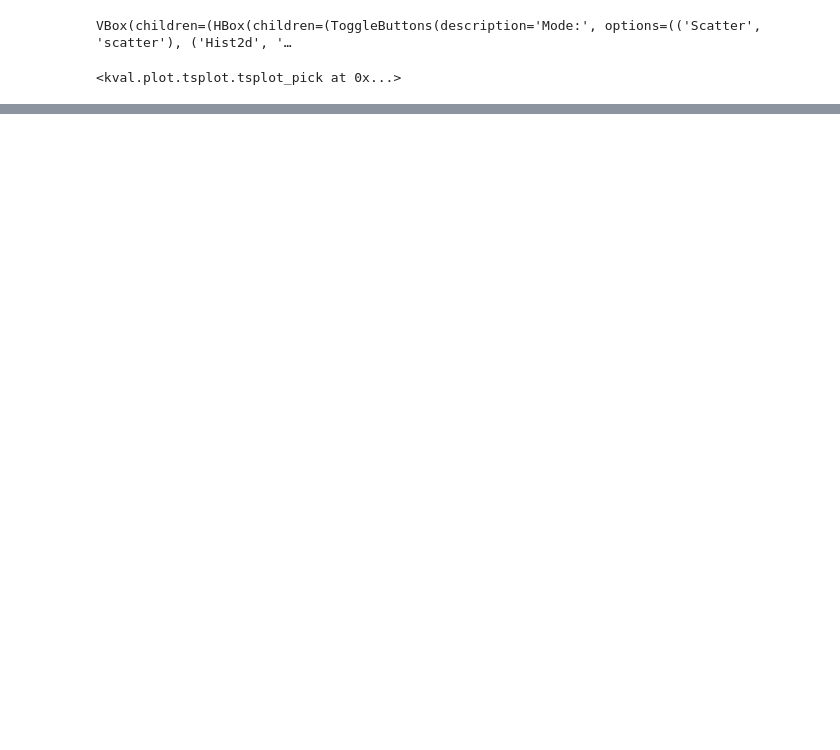
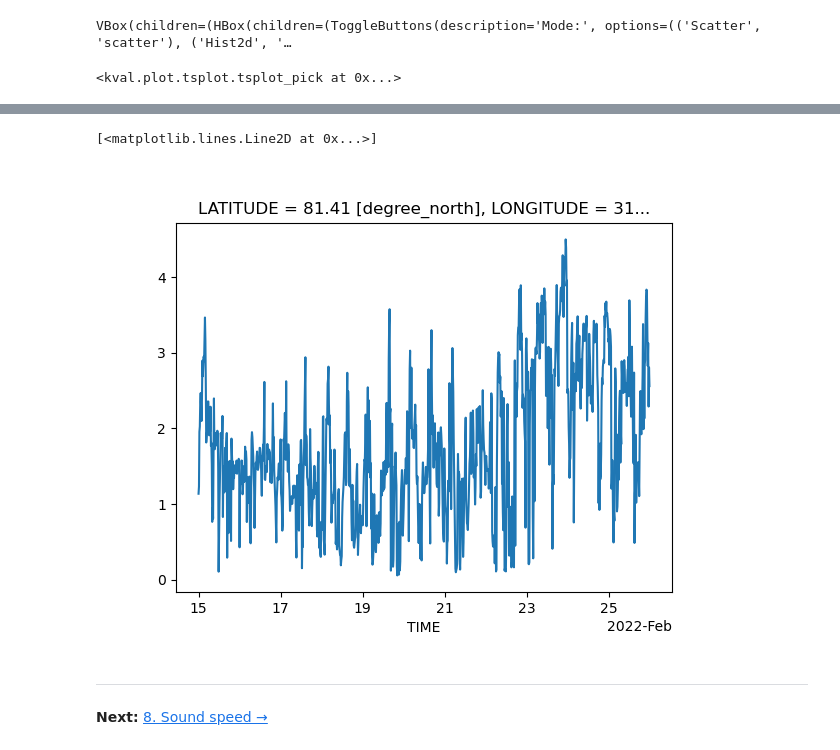
Before and after one commit to oyvfoss/hiaoos_edu, a Jupyter notebook: notebooks/ctd_moored_time_series/07_T-S_space.ipynb, the cells around one changed output, grey strips where cells are left out. Saved outputs shown, nothing was run; the diff lists cells and outputs as text; code cells hidden in the pictures; blank space fills up the shorter version.

```diff
--- a/notebooks/ctd_moored_time_series/07_T-S_space.ipynb
+++ b/notebooks/ctd_moored_time_series/07_T-S_space.ipynb
@@ -98,0 +148,11 @@ ax.scatter(ds_at200_50m.SA, ds_at200_50m.CT, label = 'AT200 100 m', **scatter_kw
+# %%
+fig, ax = plt.subplots()
+window = slice('2022-02-15', '2022-02-25')
+dCT.assign_coords(TIME=ds_t.TIME).sel(TIME=window).plot()
+# %% [output]
+[<matplotlib.lines.Line2D at 0x...>]
+[figure, added]
+# %% [markdown]
+___
+
+**Next:** [8. Sound speed →](./08_initial_analysis_sound_speed.ipynb)
```
Also changed, not shown: parts of 13 cells of this notebook, 17 other files.
